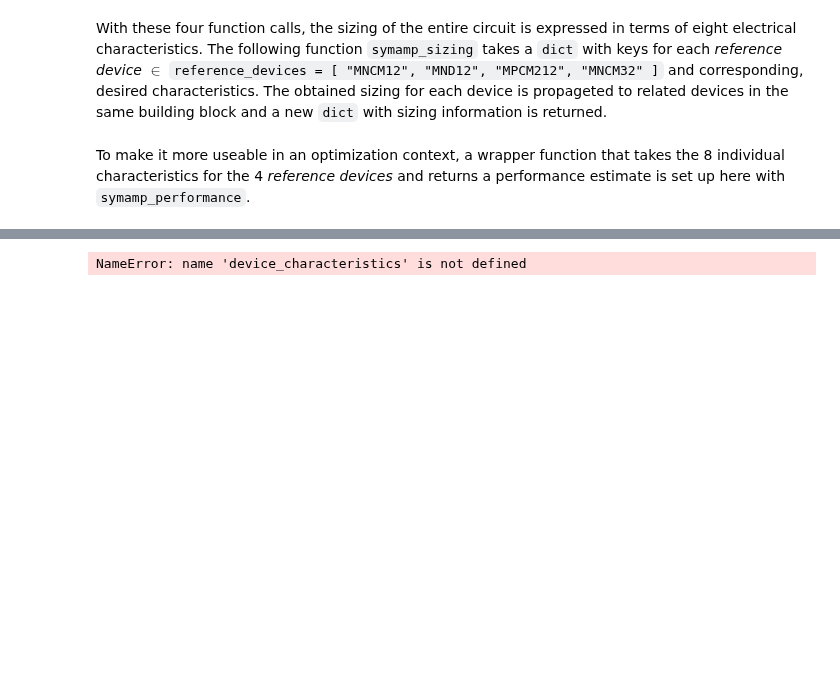
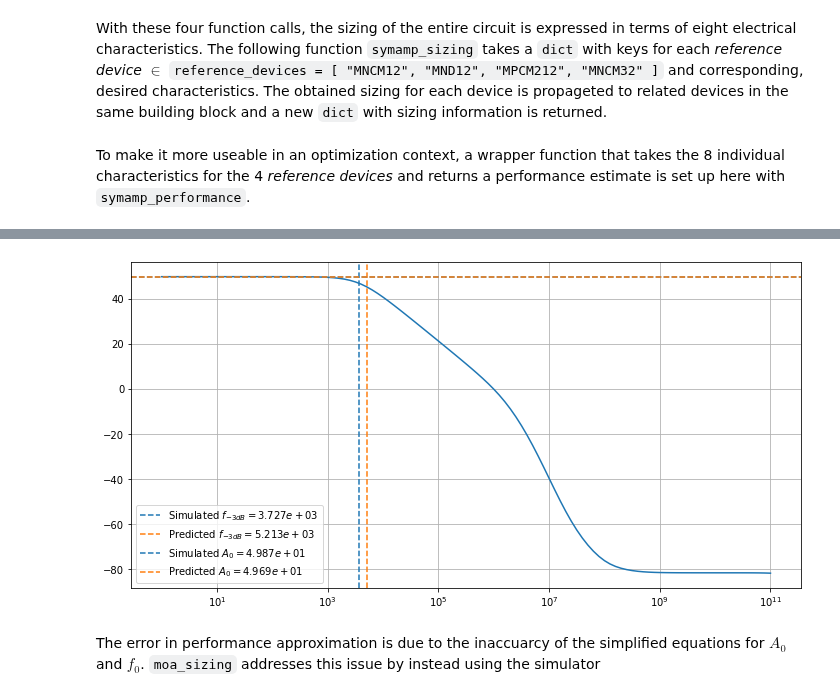
Before and after one commit to AugustUnderground/smacd2021-b4.4, a Jupyter notebook: notebooks/sym_sizing.ipynb, the cells around one changed output, grey strips where cells are left out. Cells and saved outputs as stored; diff of their text form; code cells hidden in the pictures; blank space fills up the shorter version.

```diff
--- a/notebooks/sym_sizing.ipynb
+++ b/notebooks/sym_sizing.ipynb
@@ -367,0 +336,6 @@ PicklingError: Can't pickle <function <lambda> at 0x...>: attribute lookup <lamb
+# %%
+sizing = symamp_sizing( gmid_ncm12, gmid_ndp12, gmid_pcm212, gmid_ncm32
+                      , fug_ncm12, fug_ndp12, fug_pcm212, fug_ncm32 )
+sizing_data = pd.concat(sizing.values(), names=sizing.keys())
+sizing_data.index = sizing.keys()
+sizing_data
@@ -368,6 +354,5 @@ PicklingError: Can't pickle <function <lambda> at 0x...>: attribute lookup <lamb
+# %%
+A0dB_apx, f3dB_apx = approximate( gmid_ncm12, gmid_ndp12, gmid_pcm212, gmid_ncm32
+                                , fug_ncm12, fug_ndp12, fug_pcm212, fug_ncm32 )
 # %%
-for device, parameters in device_characteristics.items():
-    symamp.element(device).width  = parameters["W"].values[0]
-    symamp.element(device).length = parameters["L"].values[0]
+simulator, freq, gain, phase = simulate(sizing_data)
-# %% [output]
-NameError: name 'device_characteristics' is not defined
@@ -433,0 +359,34 @@ performance
+# %%
+gf = [gain[np.argsort(gain)], freq[np.argsort(gain)]]
+pf = [phase[np.argsort(phase)], freq[np.argsort(phase)]]
+
+A0dB_tru = gain[0]
+A3dB_tru = A0dB_tru - 3.0
+f3dB_tru = pchip_interpolate(*gf, [A3dB_tru])[0]
+# %%
+fig = plt.figure(figsize=(12,6))
+plt.plot(freq, gain)
+plt.axvline( x=f3dB_tru
+           , color="tab:blue"
+           , ls="--"
+           , label=f"Simulated $f_{{-3dB}} = {f3dB_tru:.3e}$")
+plt.axvline( x=f3dB_apx
+           , color="tab:orange"
+           , ls="--"
+           , label=f"Predicted $f_{{-3dB}} = {f3dB_apx:.3e}$")
+plt.axhline( y=A0dB_tru
+           , color="tab:blue"
+           , ls="--"
+           , label=f"Simulated $A_{{0}} = {A0dB_tru:.3e}$")
+plt.axhline( y=A0dB_apx
+           , color="tab:orange"
+           , ls="--"
+           , label=f"Predicted $A_{{0}} = {A0dB_apx:.3e}$")
+plt.xscale("log")
+plt.legend()
+plt.grid("on")
+# %% [output]
+[figure, added]
+# %% [markdown]
+The error in performance approximation is due to the inaccuarcy of the simplified equations for $A_{0}$ and $f_{0}$.
+`moa_sizing` addresses this issue by instead using the simulator
```
Also changed, not shown: parts of 23 cells of this notebook.
